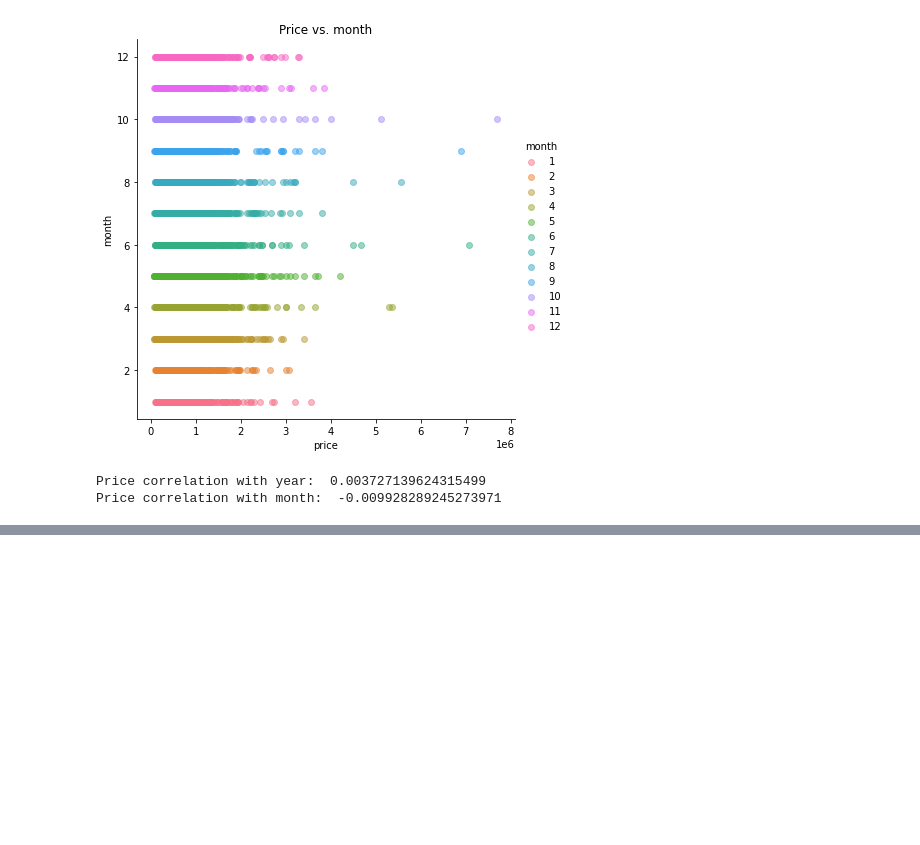
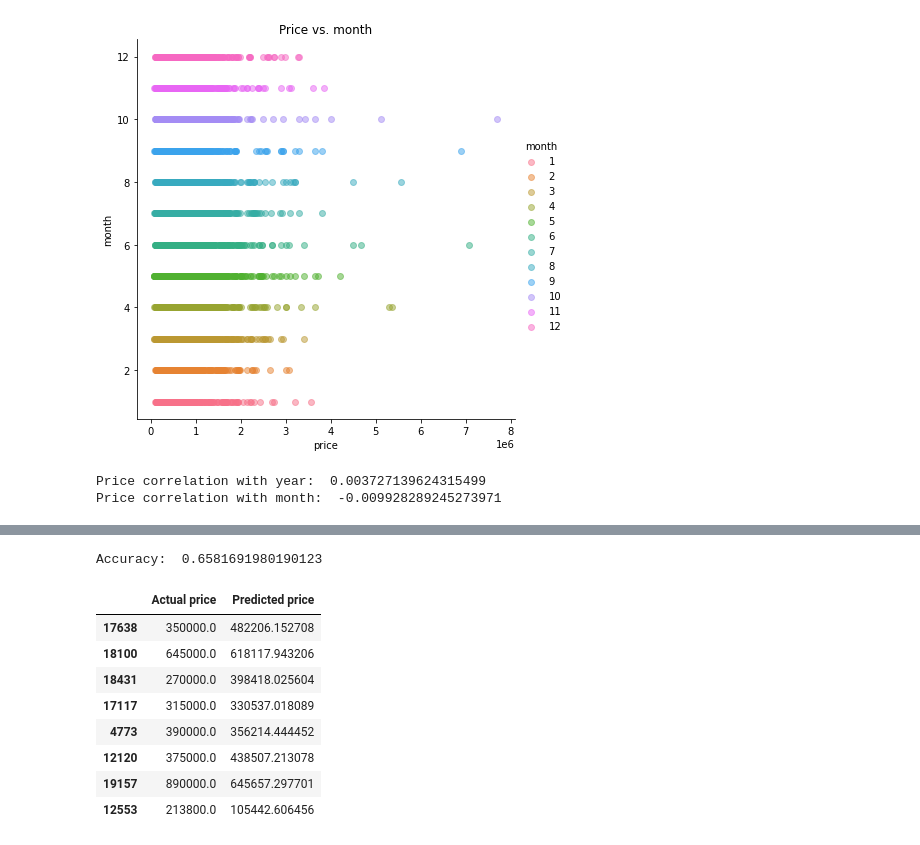
Before and after one commit to wentaowv/cse351, a Jupyter notebook: project.ipynb, the cells around one changed output, grey strips where cells are left out. Saved outputs shown, nothing was run; the diff lists cells and outputs as text; code cells hidden in the pictures; blank space fills up the shorter version.

```diff
--- a/project.ipynb
+++ b/project.ipynb
@@ -143,0 +189,19 @@ ax = sns.scatterplot(x=wealthy.lat, y=wealthy.long, hue=wealthy.price)
+# %%
+y_predit = reg.predict(X_test)
+accurate_rate=1-np.mean(np.abs(y_predit-y_test)/y_test)
+print("Accuracy: ",accurate_rate)
+# %% [output]
+Accuracy:  0.6581691980190123
+# %%
+result = pd.DataFrame({'Actual price': y_test, 'Predicted price': y_predit})
+result.head(8)
+# %% [output]
+|  | Actual price | Predicted price |
+| 17638 | 350000.0 | 482206.152708 |
+| 18100 | 645000.0 | 618117.943206 |
+| 18431 | 270000.0 | 398418.025604 |
+| 17117 | 315000.0 | 330537.018089 |
+| 4773 | 390000.0 | 356214.444452 |
+| 12120 | 375000.0 | 438507.213078 |
+| 19157 | 890000.0 | 645657.297701 |
+| 12553 | 213800.0 | 105442.606456 |
```
Also changed, not shown: parts of 22 cells of this notebook.
